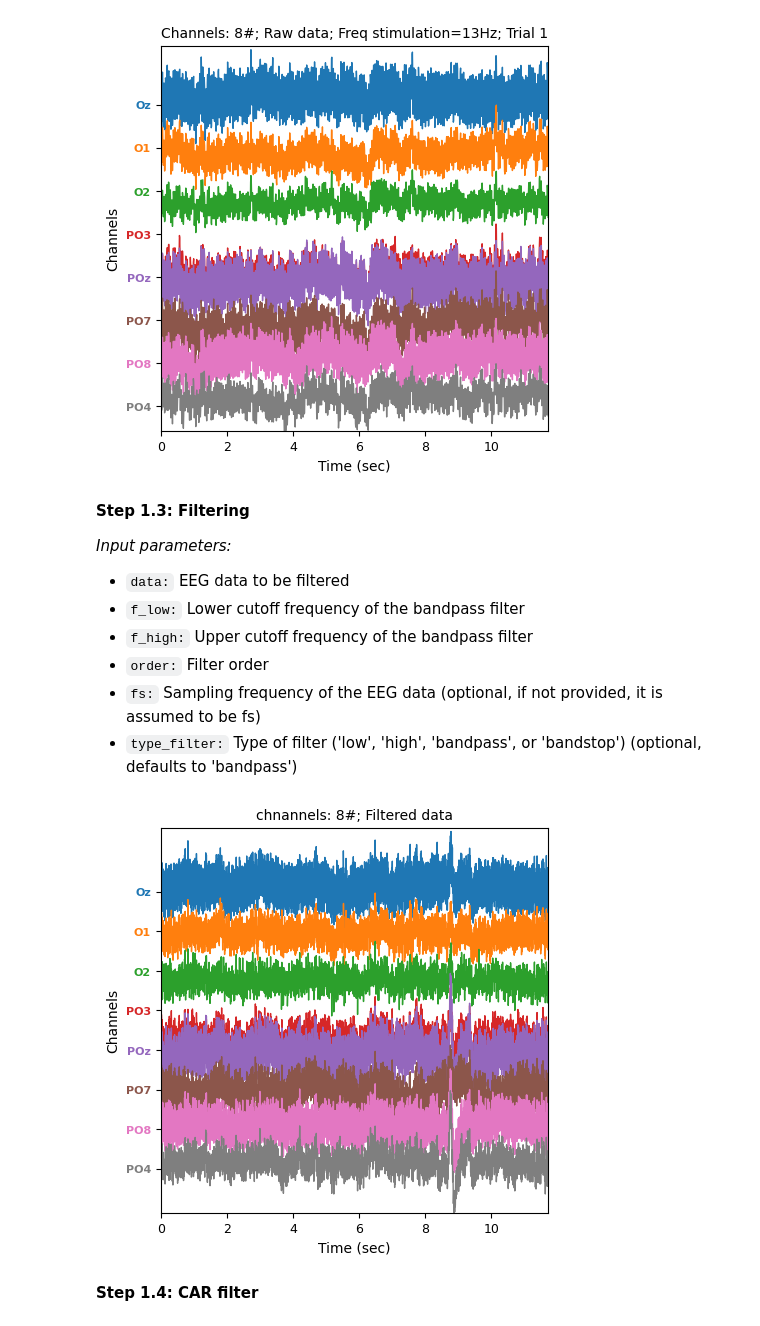
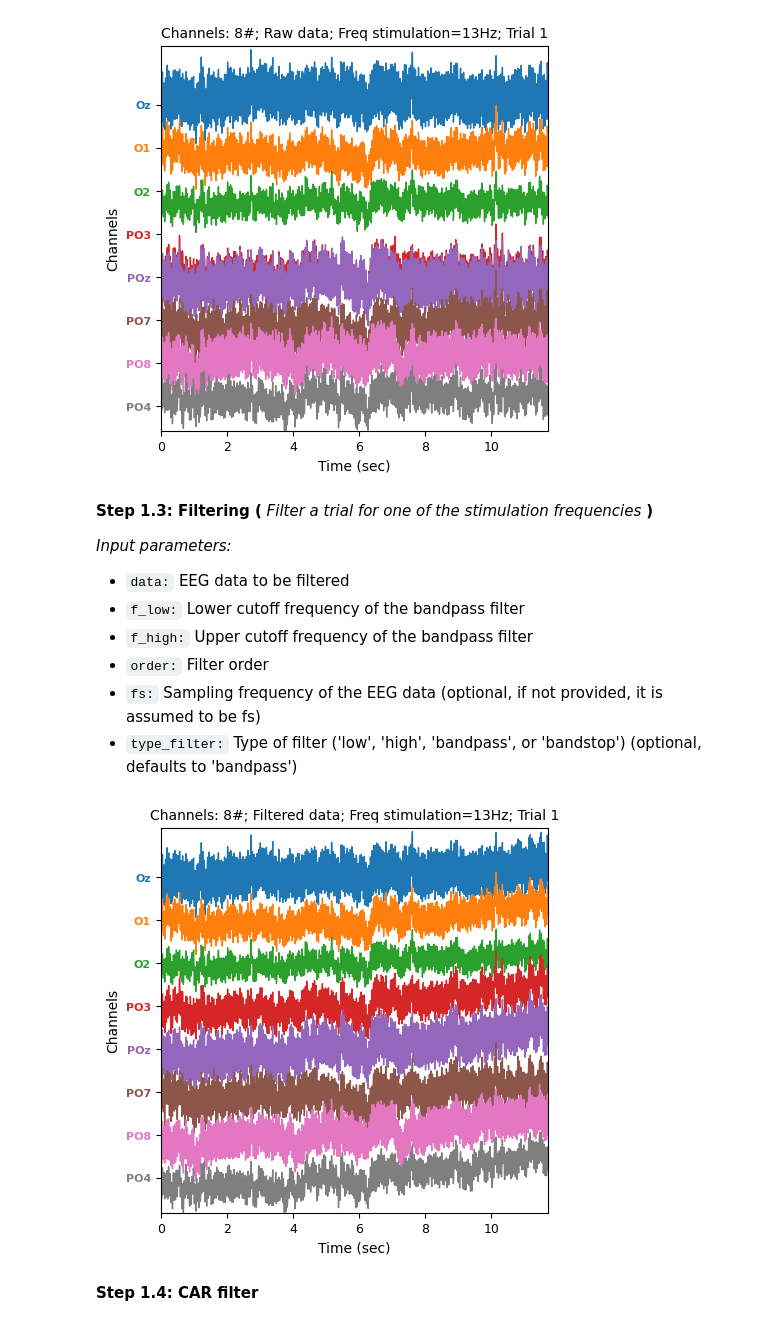
Before and after one commit to RezaSaadatyar/SSVEP-based-EEG-signal-processing, a Jupyter notebook: Code/Python/SSVEP.ipynb, the cells around one changed output. Cells and saved outputs as stored; diff of their text form; code cells hidden in the pictures.

```diff
--- a/Code/Python/SSVEP.ipynb
+++ b/Code/Python/SSVEP.ipynb
@@ -148,7 +148,7 @@ Plot_data.plot_data(data1[:, :, 1], fs, channels_name, first_point=0, last_point
 # %% [output]
 [figure]
 # %% [markdown]
-**Step 1.3: Filtering**<br/>
+**Step 1.3: Filtering (** *Filter a trial for one of the stimulation frequencies* **)**<br/>
 
 *Input parameters:*
  - `data:` EEG data to be filtered
@@ -158,12 +158,18 @@ Plot_data.plot_data(data1[:, :, 1], fs, channels_name, first_point=0, last_point
  - `fs:` Sampling frequency of the EEG data (optional, if not provided, it is assumed to be fs)
  - `type_filter:` Type of filter ('low', 'high', 'bandpass', or 'bandstop') (optional, defaults to 'bandpass')
 # %%
-f_low, f_high, order = 0.05, 100, 3    # Define filter parameters
-data_filtered = Filtering.filtering(data, f_low, f_high, order, fs=fs, type_filter='bandpass')# Apply bandpass filtering to the EEG data using the Filtering.filtering function
-Plot_data.plot_data(data, fs, channels, first_point=0, last_point=3000, val_ylim=2.7, size_fig=(5,5), title='Filtered data',
+# Define parameters for filtering
+f_low = 0.05
+f_high = 100
+order = 3
+f_notch = 50
+title = 'Filtered data; Freq stimulation=13Hz; Trial 1'
+# Apply bandpass filtering to the EEG data using the Filtering.filtering function
+data_filtered = Filtering.filtering(data1[:, :, 1], f_low, f_high, order, fs, f_notch, notch_filter="on", type_filter='bandpass')
+Plot_data.plot_data(data_filtered, fs, channels_name, first_point=0, last_point=3000, val_ylim=2.7, size_fig=(5,5), title=title,
                     display_figure="on")
 # %% [output]
-[figure, old version]
+[figure, new version]
 # %% [markdown]
 **Step 1.4: CAR filter**
 # %%
```
Also changed, not shown: parts of 1 cell of this notebook.
